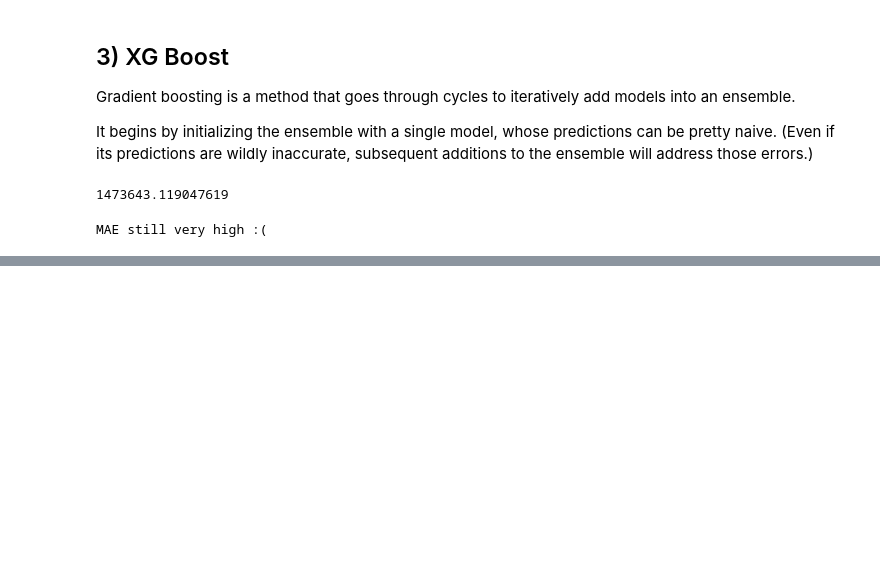
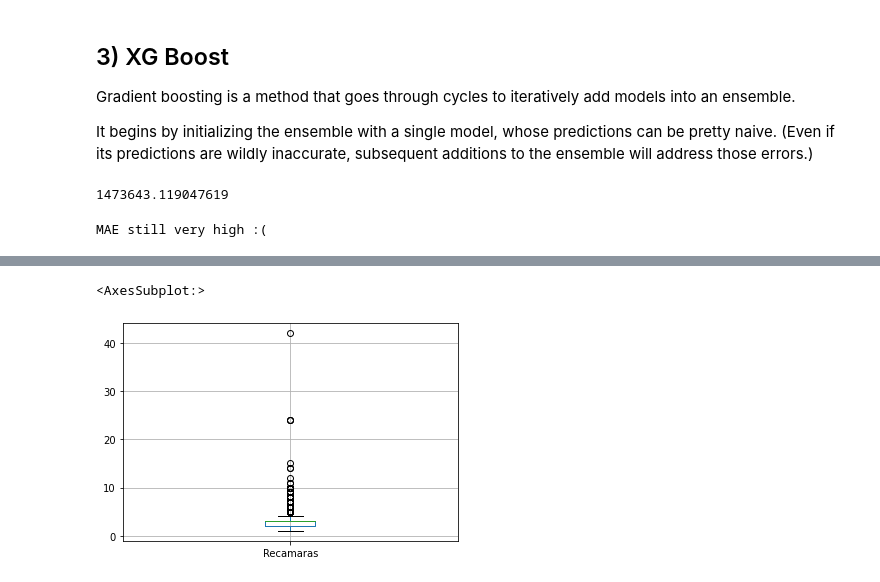
Before and after one commit to andrebestrada/Machine-Learning-Final-Project, a Jupyter notebook: Model/First_Model.ipynb, the cells around one changed output, grey strips where cells are left out. Saved outputs shown, nothing was run; the diff lists cells and outputs as text; code cells hidden in the pictures; blank space fills up the shorter version.

```diff
--- a/Model/First_Model.ipynb
+++ b/Model/First_Model.ipynb
@@ -201,0 +388,5 @@ MAE still very high :(
+# %%
+national_data.boxplot(column=['Recamaras'], return_type='axes')
+# %% [output]
+<AxesSubplot:>
+[figure, added]
```
Also changed, not shown: parts of 22 cells of this notebook, 1 other file.
